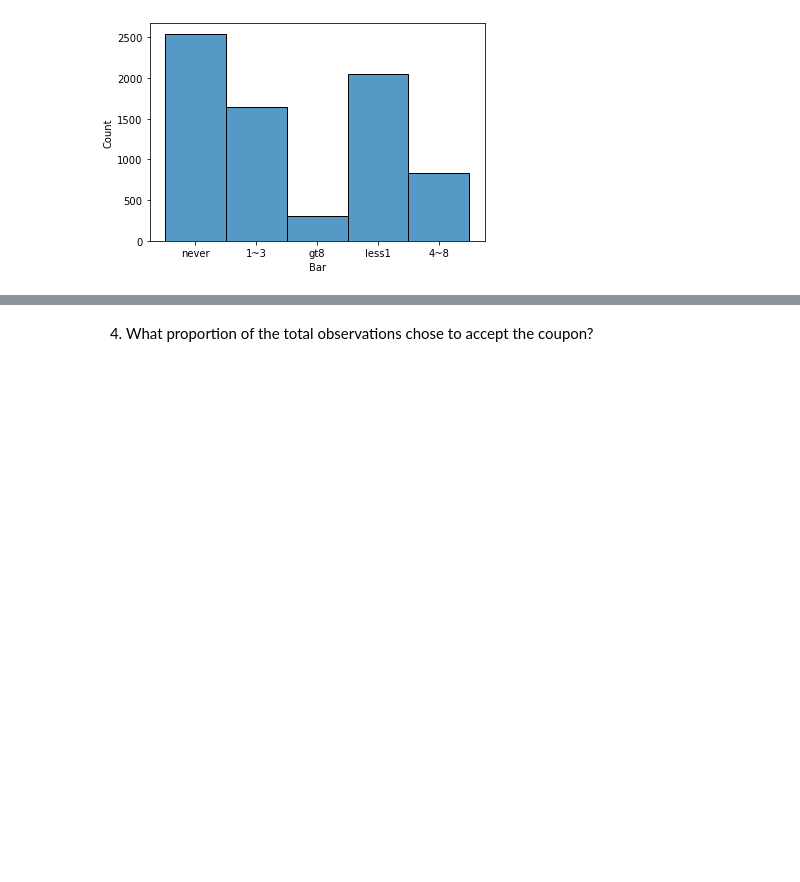
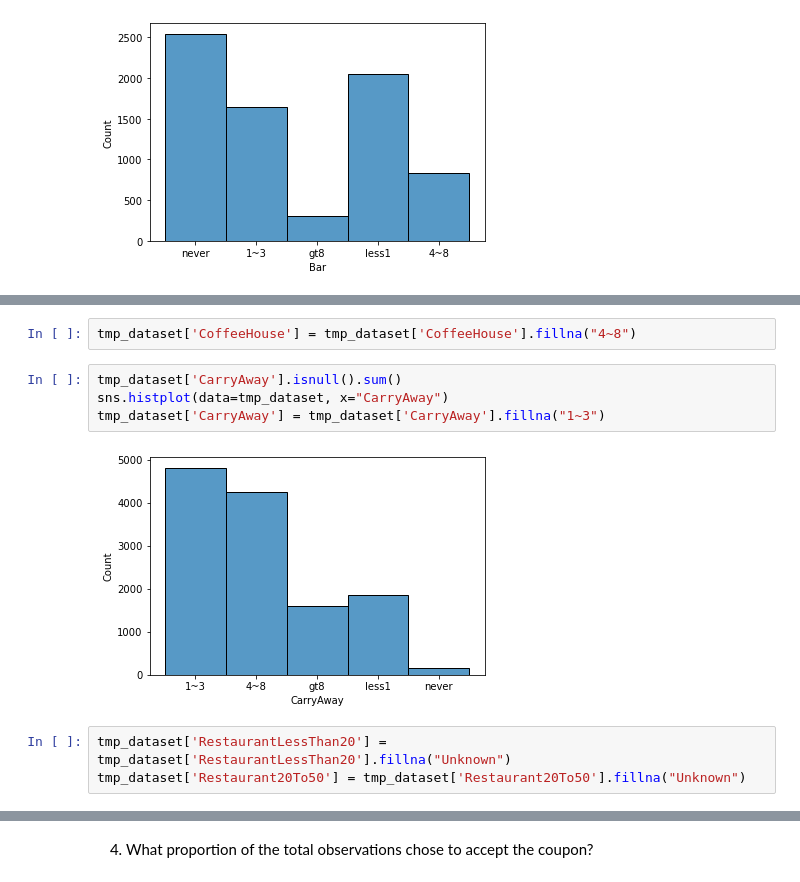
Before and after one commit to spiderweb2828/AIML-Assignment1, a Jupyter notebook: prompt.ipynb, the cells around one changed output, grey strips where cells are left out. Drawn from its saved outputs; the diff is of its cells as text; blank space fills up the shorter version.

```diff
--- a/prompt.ipynb
+++ b/prompt.ipynb
@@ -189,0 +224,11 @@ tmp_dataset.query( 'Bar.isnull()', engine='python')
+# %%
+tmp_dataset['CoffeeHouse'] = tmp_dataset['CoffeeHouse'].fillna("4~8")
+# %%
+tmp_dataset['CarryAway'].isnull().sum()
+sns.histplot(data=tmp_dataset, x="CarryAway")
+tmp_dataset['CarryAway'] = tmp_dataset['CarryAway'].fillna("1~3")
+# %% [output]
+[figure, added]
+# %%
+tmp_dataset['RestaurantLessThan20'] = tmp_dataset['RestaurantLessThan20'].fillna("Unknown")
+tmp_dataset['Restaurant20To50'] = tmp_dataset['Restaurant20To50'].fillna("Unknown")
```
Also changed, not shown: parts of 12 cells of this notebook.
